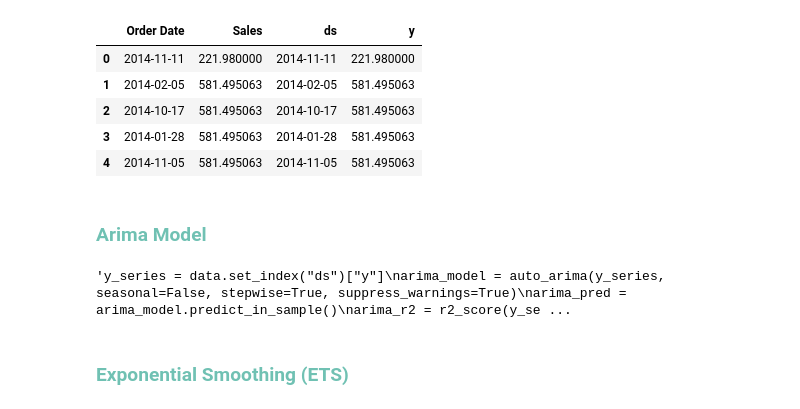
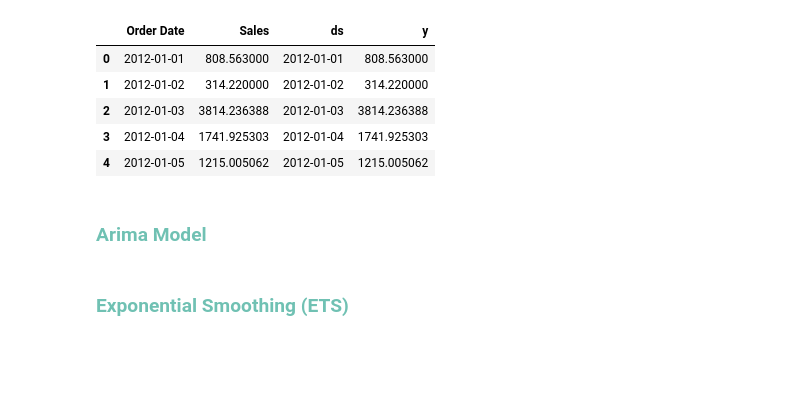
Before and after one commit to rahmaanwer22/DEPI_Project, a Jupyter notebook: Milestone3.ipynb, the cells around one changed output. Saved outputs shown, nothing was run; the diff lists cells and outputs as text; code cells hidden in the pictures; blank space fills up the shorter version.

```diff
--- a/Milestone3.ipynb
+++ b/Milestone3.ipynb
@@ -25,33 +25,33 @@ data.drop(['Row ID', 'Order ID', 'Ship Date',
        'IsWeekend', 'Season', 'PromotionFlag', 'DiscountCategory'],axis=1,inplace=True)
 # %%
 data['Order Date'] = pd.to_datetime(data['Order Date'])
-data.groupby("Order Date")["Sales"].sum().reset_index()
+data = data.groupby(by="Order Date")["Sales"].sum().reset_index()
 data["ds"] = data['Order Date']
 data["y"] = data["Sales"].astype(float)
+data.sort_values(by=['Order Date'] , inplace=True)
 data.head()
 # %% [output]
 |  | Order Date | Sales | ds | y |
-| 0 | 2014-11-11 | 221.980000 | 2014-11-11 | 221.980000 |
-| 1 | 2014-02-05 | 581.495063 | 2014-02-05 | 581.495063 |
-| 2 | 2014-10-17 | 581.495063 | 2014-10-17 | 581.495063 |
-| 3 | 2014-01-28 | 581.495063 | 2014-01-28 | 581.495063 |
-| 4 | 2014-11-05 | 581.495063 | 2014-11-05 | 581.495063 |
+| 0 | 2012-01-01 | 808.563000 | 2012-01-01 | 808.563000 |
+| 1 | 2012-01-02 | 314.220000 | 2012-01-02 | 314.220000 |
+| 2 | 2012-01-03 | 3814.236388 | 2012-01-03 | 3814.236388 |
+| 3 | 2012-01-04 | 1741.925303 | 2012-01-04 | 1741.925303 |
+| 4 | 2012-01-05 | 1215.005062 | 2012-01-05 | 1215.005062 |
 # %%
 results = []
 # %% [markdown]
 <h3 style="color:#70C1B3; font-weight:bold">Arima Model</h3>
 # %%
-'''y_series = data.set_index("ds")["y"]
+y_series = data.set_index("ds")["y"]
 arima_model = auto_arima(y_series, seasonal=False, stepwise=True, suppress_warnings=True)
 arima_pred = arima_model.predict_in_sample()
 arima_r2 = r2_score(y_series, arima_pred)
 results.append(("ARIMA_date_only", {
-    "MSE": np.sqrt(mean_squared_error(y_series, arima_pred)),
+    "RMSE":np.sqrt(mean_squared_error(y_series, arima_pred)),
+    "MSE": mean_squared_error(y_series, arima_pred),
     "MAE": mean_absolute_error(y_series, arima_pred),
     "R2": arima_r2
-}))'''
+}))
-# %% [output]
-'y_series = data.set_index("ds")["y"]\narima_model = auto_arima(y_series, seasonal=False, stepwise=True, suppress_warnings=True)\narima_pred = arima_model.predict_in_sample()\narima_r2 = r2_score(y_se ...
 # %% [markdown]
 <h3 style="color:#70C1B3; font-weight:bold">Exponential Smoothing (ETS)</h3>
 # %%
```
Also changed, not shown: parts of 24 cells of this notebook.
